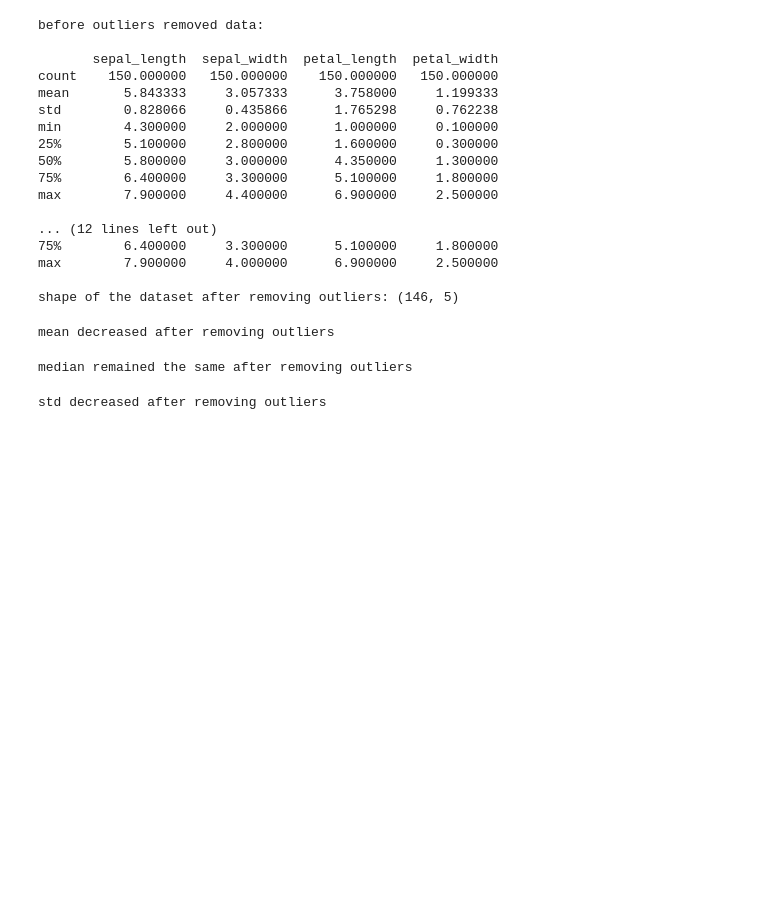
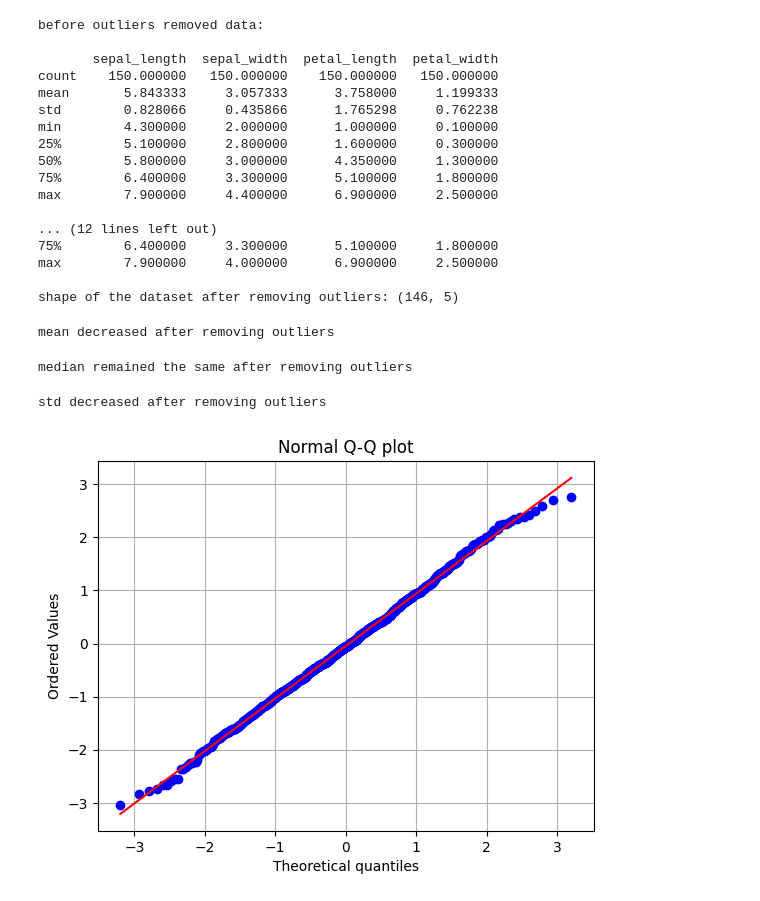
Before and after one commit to Mohankrishna07-maddila/EDA-FULL-PROCESS, a Jupyter notebook: iris1.ipynb, the cells around one changed output. Saved outputs shown, nothing was run; the diff lists cells and outputs as text; code cells hidden in the pictures; blank space fills up the shorter version.

Commit message:
update the code, qq plot is added to nb

```diff
--- a/iris1.ipynb
+++ b/iris1.ipynb
@@ -525,3 +524,22 @@ px.histogram(df_clean,x="sepal_length",color="species")
 # %%
 #histogram for sepal width how data is distributed after outlier removal
 px.histogram(df_clean,x="sepal_width",color="species")
+# %%
+#ex:- Q-Q PLOT TO CHECK NORMALITY OF DATA
+import numpy as np
+import matplotlib.pyplot as plt
+import scipy.stats as stats
+
+# Generate example data
+np.random.seed(0)
+data = np.random.normal(loc=0, scale=1, size=1000)
+
+# Create Q-Q plot
+stats.probplot(data, dist="norm", plot=plt)
+plt.title('Normal Q-Q plot')
+plt.xlabel('Theoretical quantiles')
+plt.ylabel('Ordered Values')
+plt.grid(True)
+plt.show()
+# %% [output]
+[figure, added]
```
Also changed, not shown: parts of 4 cells of this notebook.
